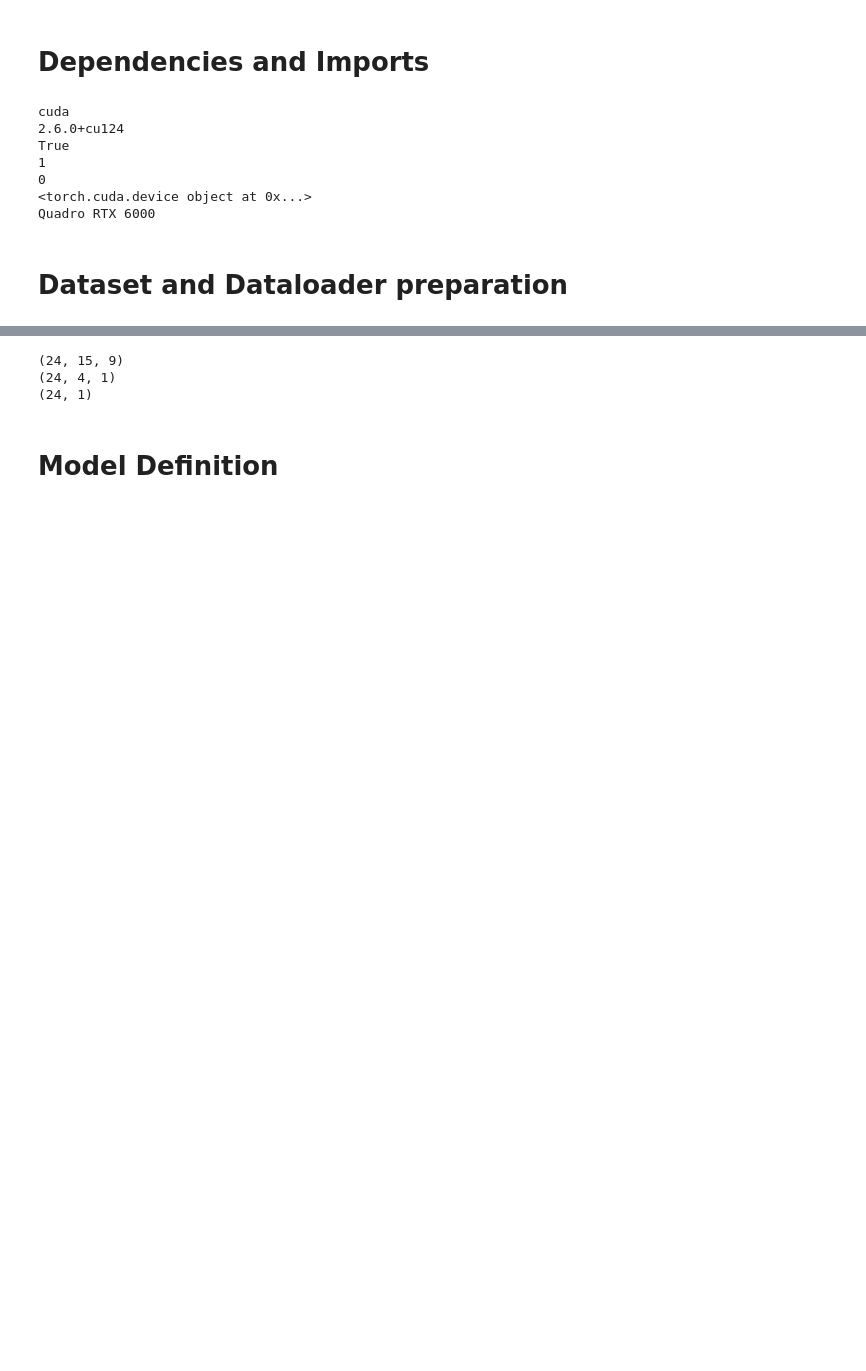
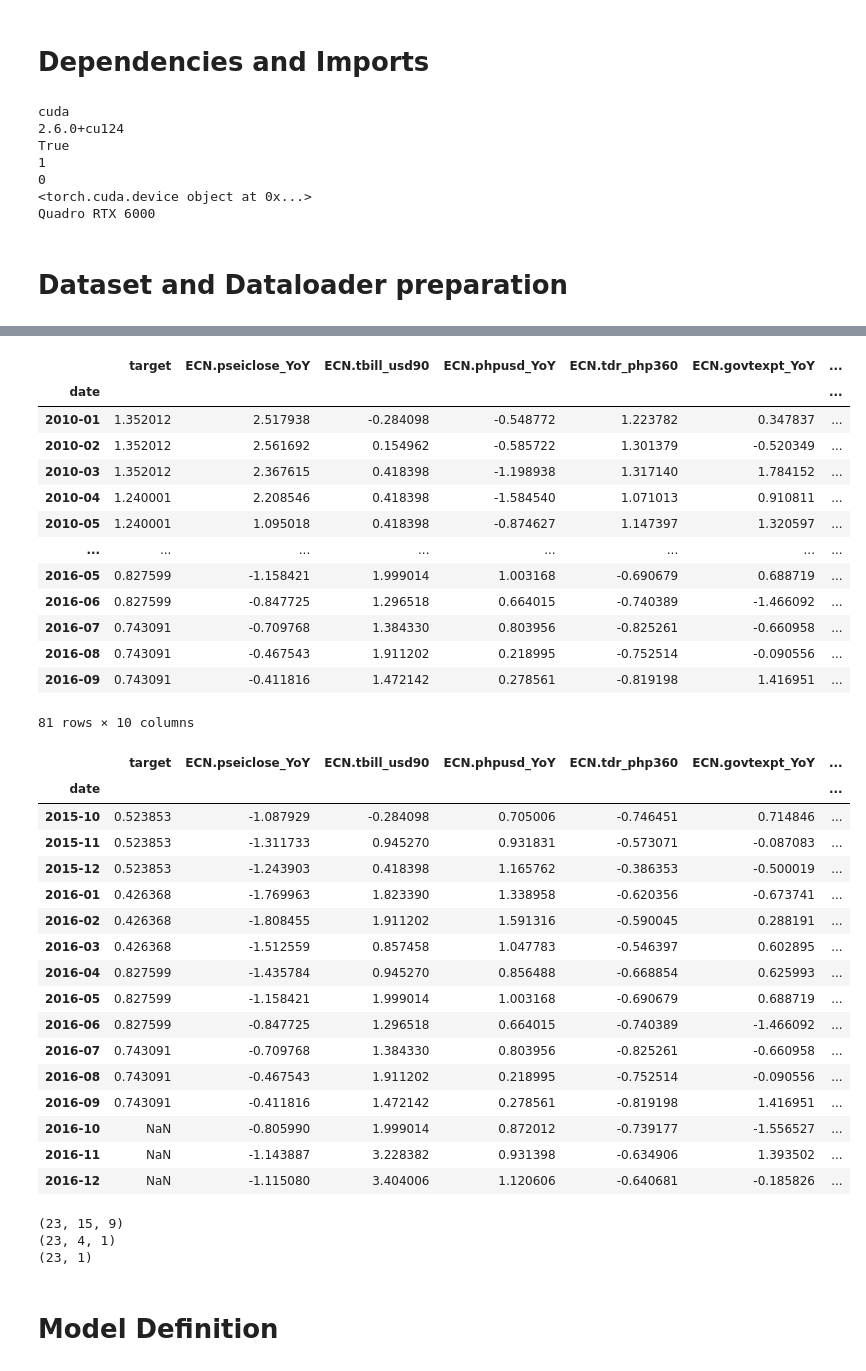
Before and after one commit to tiubenedict/TweetsNowcast, a Jupyter notebook: MixedFreqLSTM.ipynb, the cells around one changed output, grey strips where cells are left out. Saved outputs shown, nothing was run; the diff lists cells and outputs as text; code cells hidden in the pictures; blank space fills up the shorter version.

```diff
--- a/MixedFreqLSTM.ipynb
+++ b/MixedFreqLSTM.ipynb
@@ -82,10 +84,10 @@ class NowcastingLSTM_MQ(NowcastingPH_M):
         tweets.index = pd.PeriodIndex(tweets.index, freq=freq)
         return tweets
     def extend_data(self, df, vintage, DFM_order, optimize_order=False, **kwargs):
-        ### Instead of extending until year end, just extend until current vintage
+        ### Instead of extending until year end, just extend until current quarter end
         factor_order, error_order, k_factors, factor_lag = DFM_order
         # drop row if not enough non-missing (max safety)
-        df = df.dropna(thresh = k_factors * (1 + factor_lag))
+        # df = df.dropna(thresh = k_factors * (1 + factor_lag))
 
         if optimize_order:
             model = dfa.DynamicFactorModelOptimizer(
@@ -101,7 +103,7 @@ class NowcastingLSTM_MQ(NowcastingPH_M):
         df_extended = pd.DataFrame()
         for col in df.columns:
             col_extended = pd.concat([df[[col]].dropna(),
-                                    results.predict(start=df[col].dropna().index[-1], end=vintage)[[col]].iloc[1:]])
+                                    results.predict(start=df[col].dropna().index[-1], end=vintage + pd.offsets.QuarterEnd(0))[[col]].iloc[1:]])
             df_extended = pd.concat([df_extended, col_extended], axis=1)
         df_extended.index.name = df.index.name
 
@@ -136,3 +111,52 @@ display(data)
+# %%
+### Train & Backcast Data
+vintage = pd.to_datetime('2017-01-31')
+data_window = 12
+kmpair = {'PE': ['CRVADER_BVN','CR_BxP_0'],'PU+': ['CRVADER_BVN','CR_BxP_0']} # kmpair = {'PE':['CR_B0']}
+data_model = NowcastingLSTM_MQ(kmpair=kmpair, target='GDP')
+train_data, target_scaler, econ_scaler, tweets_scaler = data_model.load_data(vintage=vintage,window=1000, kmpair=kmpair, with_econ=True, with_tweets=False, target_release_lag=True,scaled=True, extend=False, DFM_order=(1,0,1,0), optimize_order = False)
+train_data = train_data.loc[pd.to_datetime('2010-01-31'):,:].dropna()
+display(train_data)
+
+backcast_vintage = vintage - relativedelta(months=1)
+backcast_data, _, _, _ = data_model.load_data(vintage=backcast_vintage, window=1000, kmpair=kmpair, with_econ=True, with_tweets=False, target_release_lag=True,scaled=False, extend=True, DFM_order=(1,0,1,0), optimize_order = False)
+backcast_data = backcast_data.loc[backcast_vintage + relativedelta(months = -((backcast_vintage.month - 1) % 3) - data_window, day=31):,:]#.dropna()#.reset_index()  # get first month of same qtr last year, but get final day. Based on window = 12
+backcast_data.iloc[:,:1] = target_scaler.transform(backcast_data.iloc[:,:1])
+backcast_data.iloc[:,1:] = econ_scaler.transform(backcast_data.iloc[:,1:10])
+display(backcast_data)
+# model.load_target(vintage=pd.to_datetime('2017-01-31'), target='GDP', growth=True, quarterly=True, freq='M', target_release_lag=False)
+# %% [output]
+|  | target | ECN.pseiclose_YoY | ECN.tbill_usd90 | ECN.phpusd_YoY | ECN.tdr_php360 | ECN.govtexpt_YoY | ... |
+| date |  |  |  |  |  |  | ... |
+| 2010-01 | 1.352012 | 2.517938 | -0.284098 | -0.548772 | 1.223782 | 0.347837 | ... |
+| 2010-02 | 1.352012 | 2.561692 | 0.154962 | -0.585722 | 1.301379 | -0.520349 | ... |
+| 2010-03 | 1.352012 | 2.367615 | 0.418398 | -1.198938 | 1.317140 | 1.784152 | ... |
+| 2010-04 | 1.240001 | 2.208546 | 0.418398 | -1.584540 | 1.071013 | 0.910811 | ... |
+| 2010-05 | 1.240001 | 1.095018 | 0.418398 | -0.874627 | 1.147397 | 1.320597 | ... |
+| ... | ... | ... | ... | ... | ... | ... | ... |
+| 2016-05 | 0.827599 | -1.158421 | 1.999014 | 1.003168 | -0.690679 | 0.688719 | ... |
+| 2016-06 | 0.827599 | -0.847725 | 1.296518 | 0.664015 | -0.740389 | -1.466092 | ... |
+| 2016-07 | 0.743091 | -0.709768 | 1.384330 | 0.803956 | -0.825261 | -0.660958 | ... |
+| 2016-08 | 0.743091 | -0.467543 | 1.911202 | 0.218995 | -0.752514 | -0.090556 | ... |
+| 2016-09 | 0.743091 | -0.411816 | 1.472142 | 0.278561 | -0.819198 | 1.416951 | ... |
+81 rows × 10 columns
+|  | target | ECN.pseiclose_YoY | ECN.tbill_usd90 | ECN.phpusd_YoY | ECN.tdr_php360 | ECN.govtexpt_YoY | ... |
+| date |  |  |  |  |  |  | ... |
+| 2015-10 | 0.523853 | -1.087929 | -0.284098 | 0.705006 | -0.746451 | 0.714846 | ... |
+| 2015-11 | 0.523853 | -1.311733 | 0.945270 | 0.931831 | -0.573071 | -0.087083 | ... |
+| 2015-12 | 0.523853 | -1.243903 | 0.418398 | 1.165762 | -0.386353 | -0.500019 | ... |
+| 2016-01 | 0.426368 | -1.769963 | 1.823390 | 1.338958 | -0.620356 | -0.673741 | ... |
+| 2016-02 | 0.426368 | -1.808455 | 1.911202 | 1.591316 | -0.590045 | 0.288191 | ... |
+| 2016-03 | 0.426368 | -1.512559 | 0.857458 | 1.047783 | -0.546397 | 0.602895 | ... |
+| 2016-04 | 0.827599 | -1.435784 | 0.945270 | 0.856488 | -0.668854 | 0.625993 | ... |
+| 2016-05 | 0.827599 | -1.158421 | 1.999014 | 1.003168 | -0.690679 | 0.688719 | ... |
+| 2016-06 | 0.827599 | -0.847725 | 1.296518 | 0.664015 | -0.740389 | -1.466092 | ... |
+| 2016-07 | 0.743091 | -0.709768 | 1.384330 | 0.803956 | -0.825261 | -0.660958 | ... |
+| 2016-08 | 0.743091 | -0.467543 | 1.911202 | 0.218995 | -0.752514 | -0.090556 | ... |
+| 2016-09 | 0.743091 | -0.411816 | 1.472142 | 0.278561 | -0.819198 | 1.416951 | ... |
+| 2016-10 | NaN | -0.805990 | 1.999014 | 0.872012 | -0.739177 | -1.556527 | ... |
+| 2016-11 | NaN | -1.143887 | 3.228382 | 0.931398 | -0.634906 | 1.393502 | ... |
+| 2016-12 | NaN | -1.115080 | 3.404006 | 1.120606 | -0.640681 | -0.185826 | ... |
 # %%
 def sliding_windows(data_x, seq_length, freq_ratio = 3):
     '''
@@ -143,7 +167,7 @@ def sliding_windows(data_x, seq_length, freq_ratio = 3):
     y_target = []
 
     for i in range(0,len(data_x)-seq_length+1, freq_ratio):
-        _x_in = data.iloc[i:(i+seq_length),1:]
+        _x_in = data_x.iloc[i:(i+seq_length),1:]
         _y_in = data_x.iloc[i+freq_ratio-1:i+seq_length-freq_ratio:freq_ratio, :1] # gets every rth row but stops before the current low-freq vintage
         _y_out = data_x.iloc[i+seq_length-1, :1]
         x_encoder_in.append(_x_in)
@@ -151,17 +175,21 @@ def sliding_windows(data_x, seq_length, freq_ratio = 3):
         y_target.append(_y_out)
 
     return np.array(x_encoder_in),np.array(y_decoder_in), np.array(y_target)
-x_encoder_in, y_decoder_in, y_target = sliding_windows(data, seq_length=15)
+x_encoder_in, y_decoder_in, y_target = sliding_windows(train_data, seq_length=15)
 print(x_encoder_in.shape) # (timesteps, seq_length, dim_x)
 print(y_decoder_in.shape) # (timesteps, dim_y)
 print(y_target.shape)
-trainX_in = Variable(torch.Tensor(x_encoder_in))
-trainY_in = Variable(torch.Tensor(y_decoder_in))
-trainY_out = Variable(torch.Tensor(y_target))
+trainX_in = Variable(torch.Tensor(x_encoder_in)).to(device)
+trainY_in = Variable(torch.Tensor(y_decoder_in)).to(device)
+trainY_out = Variable(torch.Tensor(y_target)).to(device)
+
+x_encoder_backcast_in, y_decoder_backcast_in, _ = sliding_windows(backcast_data, seq_length=15)
+backcastX_in = Variable(torch.Tensor(x_encoder_backcast_in)).to(device)
+backcastY_in = Variable(torch.Tensor(y_decoder_backcast_in)).to(device)
 # %% [output]
-(24, 15, 9)
-(24, 4, 1)
-(24, 1)
+(23, 15, 9)
+(23, 4, 1)
+(23, 1)
 # %% [markdown]
 # Model Definition
 # %%
```
Also changed, not shown: parts of 12 cells of this notebook.
